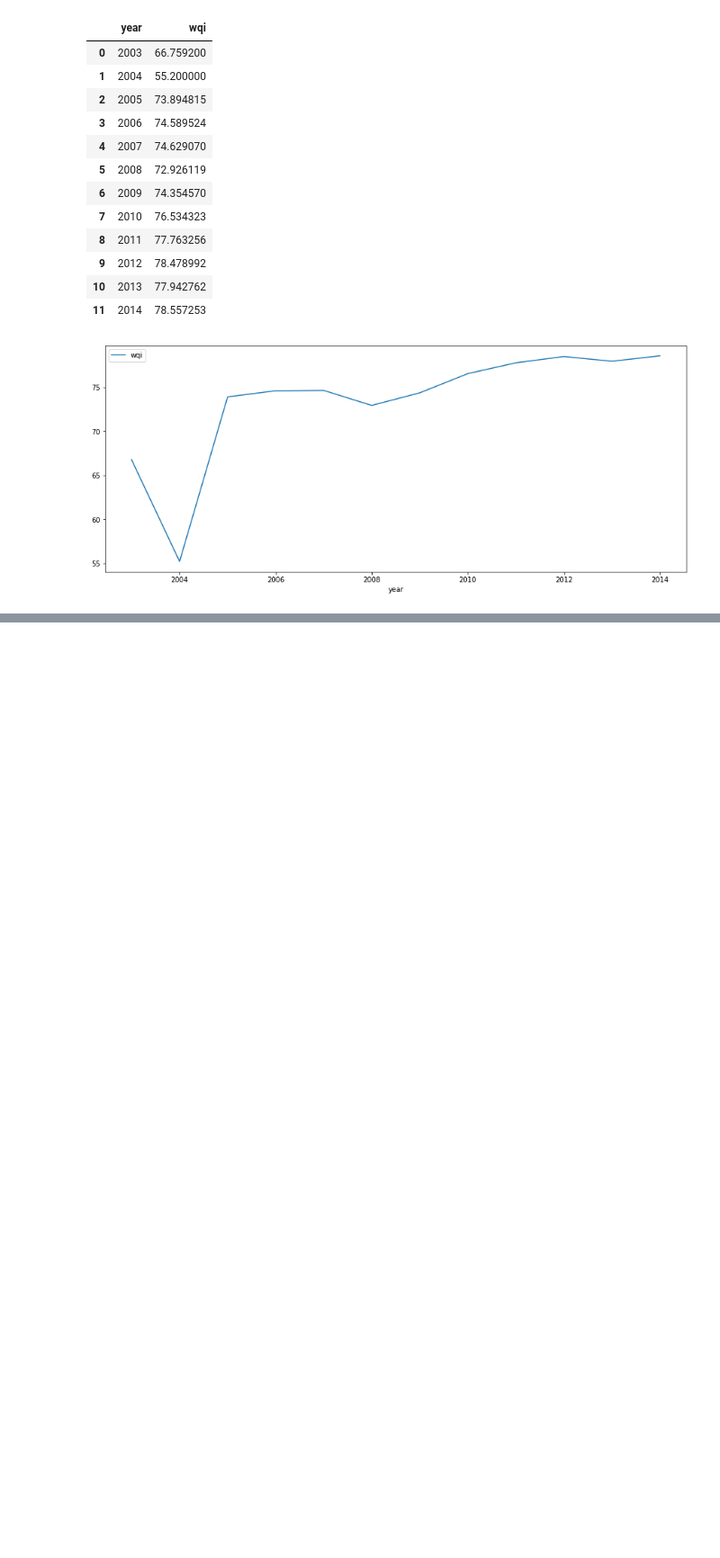
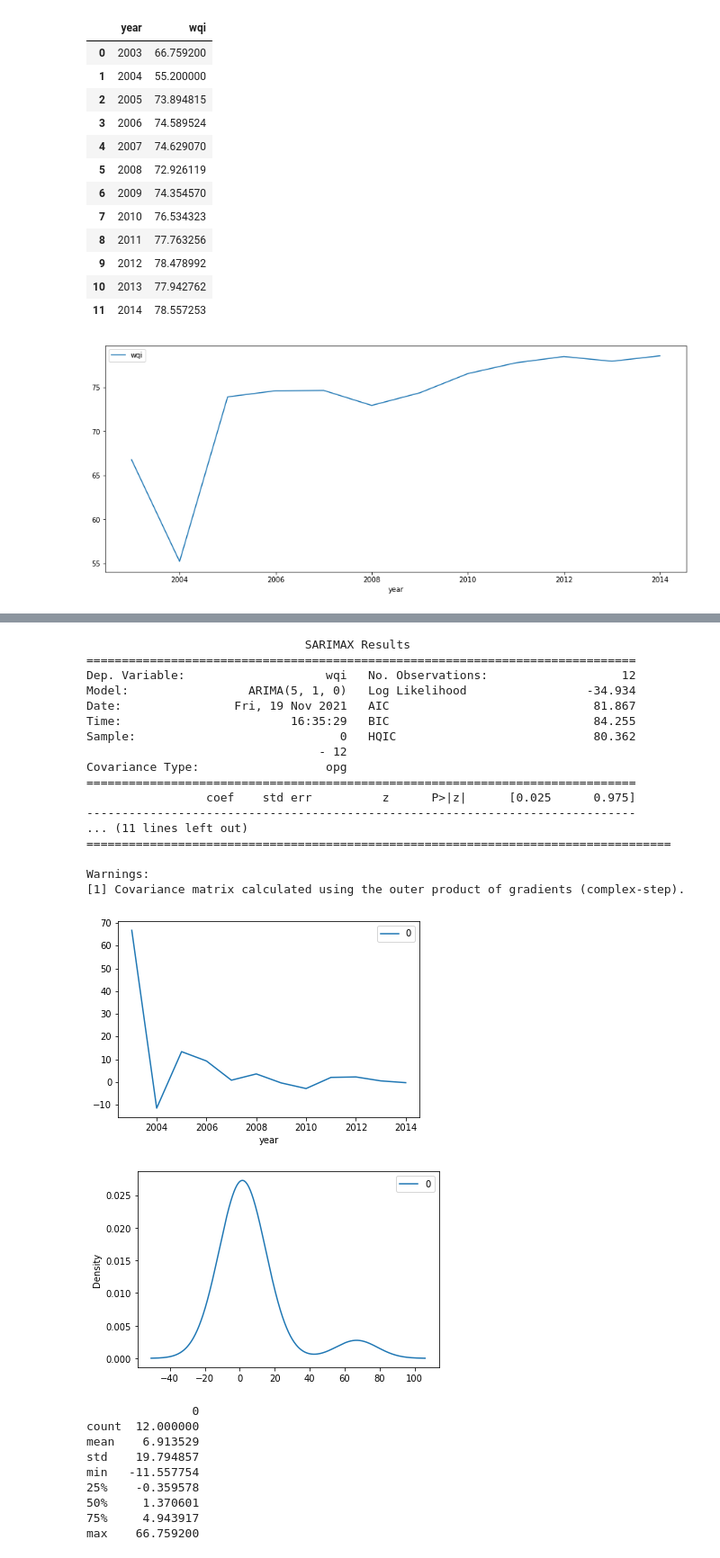
Before and after one commit to aditikhatri/-Indian-water-quality-analysis-and-prediction, a Jupyter notebook: main.ipynb, the cells around one changed output, grey strips where cells are left out. Shown: that part at 90% size. Saved outputs shown, nothing was run; the diff lists cells and outputs as text; code cells hidden in the pictures; blank space fills up the shorter version.

```diff
--- a/main.ipynb
+++ b/main.ipynb
@@ -298,0 +331,55 @@ plt.show()
+# %%
+# fit an ARIMA model and plot residual errors
+from pandas import datetime
+from pandas import read_csv
+from pandas import DataFrame
+from statsmodels.tsa.arima.model import ARIMA
+from matplotlib import pyplot
+# load dataset
+# def parser(x):
+# 	return datetime.strptime('190'+x, '%Y-%m')
+# series = read_csv('shampoo-sales.csv', header=0, index_col=0, parse_dates=True, squeeze=True, date_parser=parser)
+# series.index = series.index.to_period('M')
+# fit model
+model = ARIMA(series, order=(5,1,0))
+model_fit = model.fit()
+# summary of fit model
+print(model_fit.summary())
+# line plot of residuals
+residuals = DataFrame(model_fit.resid)
+residuals.plot()
+pyplot.show()
+# density plot of residuals
+residuals.plot(kind='kde')
+pyplot.show()
+# summary stats of residuals
+print(residuals.describe())
+# %% [output]
+                               SARIMAX Results
+==============================================================================
+Dep. Variable:                    wqi   No. Observations:                   12
+Model:                 ARIMA(5, 1, 0)   Log Likelihood                 -34.934
+Date:                Fri, 19 Nov 2021   AIC                             81.867
+Time:                        16:35:29   BIC                             84.255
+Sample:                             0   HQIC                            80.362
+                                 - 12
+Covariance Type:                  opg
+==============================================================================
+                 coef    std err          z      P>|z|      [0.025      0.975]
+------------------------------------------------------------------------------
+... (11 lines left out)
+===================================================================================
+
+Warnings:
+[1] Covariance matrix calculated using the outer product of gradients (complex-step).
+[figure, added]
+[figure, added]
+               0
+count  12.000000
+mean    6.913529
+std    19.794857
+min   -11.557754
+25%    -0.359578
+50%     1.370601
+75%     4.943917
+max    66.759200
```
Also changed, not shown: parts of 12 cells of this notebook.
